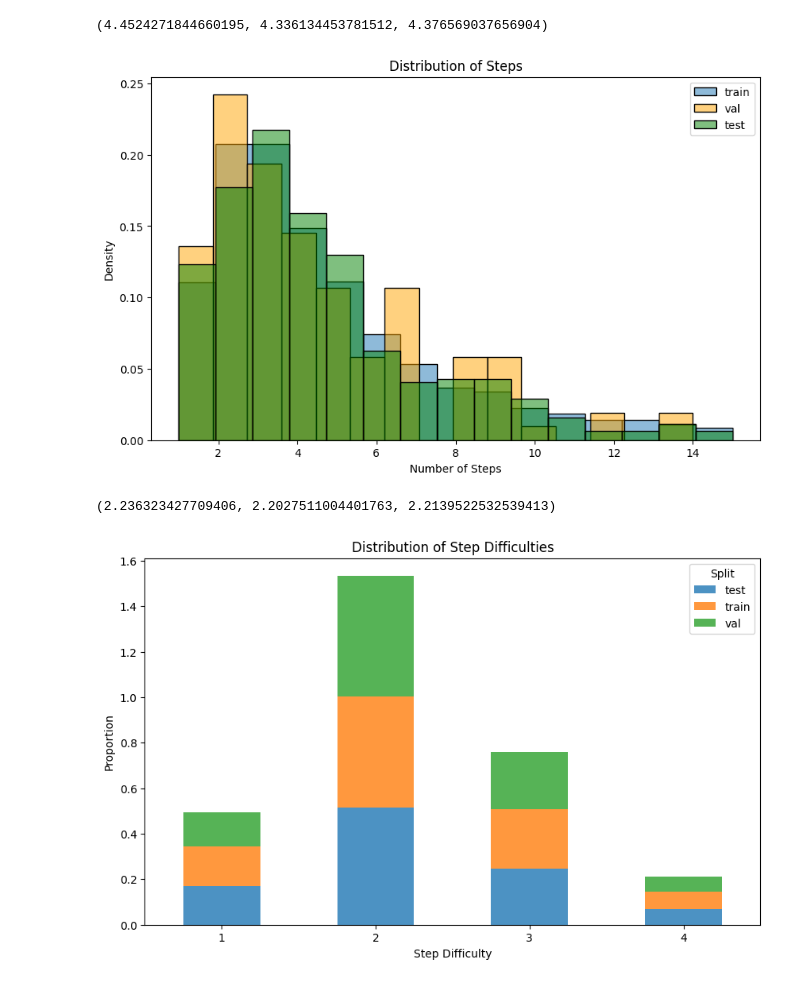
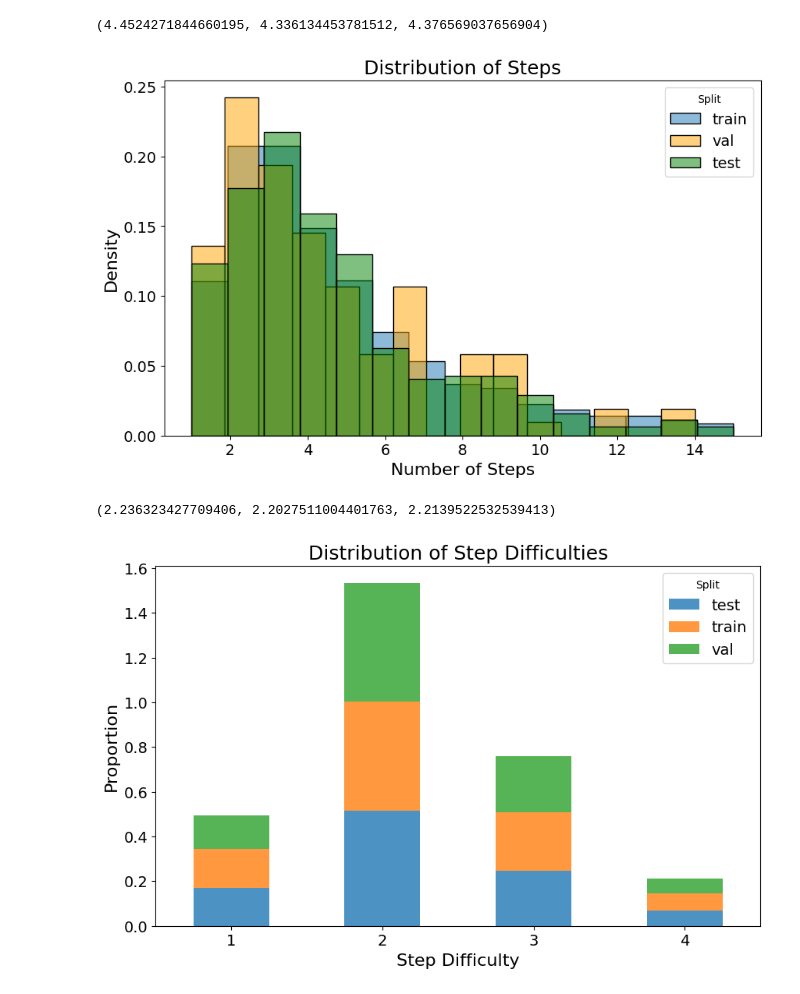
Before and after one commit to mismayil/coconut, a Jupyter notebook: math_data.ipynb, the cells around one changed output. Cells and saved outputs as stored; diff of their text form; code cells hidden in the pictures.

```diff
--- a/math_data.ipynb
+++ b/math_data.ipynb
@@ -254,19 +254,20 @@ sum(train_steps)/len(train_steps), sum(val_steps)/len(val_steps), sum(test_steps
 # %%
 import seaborn as sns
 import matplotlib.pyplot as plt
 
 fig, ax = plt.subplots(figsize=(10, 6))
 sns.histplot(train_steps, bins=15, stat="density", label="train", alpha=0.5, ax=ax)
 sns.histplot(val_steps, bins=15, stat="density", color="orange", label="val", alpha=0.5, ax=ax)
 sns.histplot(test_steps, bins=15, stat="density", color="green", label="test", alpha=0.5, ax=ax)
-ax.set_xlabel("Number of Steps")
-ax.set_ylabel("Density")
-ax.set_title("Distribution of Steps")
-ax.legend()
+ax.set_xlabel("Number of Steps", fontsize=16)
+ax.set_ylabel("Density", fontsize=16)
+ax.set_title("Distribution of Steps", fontsize=18)
+ax.tick_params(axis='both', labelsize=14)
+ax.legend(title="Split", fontsize=14)
 fig.savefig("figures/math_steps_dist.pdf", bbox_inches='tight')
 plt.show()
 # %% [output]
-[figure, old version]
+[figure, new version]
 # %%
 train_step_diffs = [sum(item["steps_difficulties"])/len(item["steps_difficulties"]) for item in train_data]
 val_step_diffs = [sum(item["steps_difficulties"])/len(item["steps_difficulties"]) for item in val_data]
@@ -296,12 +297,13 @@ counts = counts.div(counts.sum())
 # Plot stacked bar chart
 fig, ax = plt.subplots(figsize=(10, 6))
 counts.plot(kind='bar', stacked=True, ax=ax, alpha=0.8, color=['tab:blue', 'tab:orange', 'tab:green'])
-ax.set_xlabel("Step Difficulty")
-ax.set_ylabel("Proportion")
-ax.set_title("Distribution of Step Difficulties")
-ax.legend(title="Split")
+ax.set_xlabel("Step Difficulty", fontsize=16)
+ax.set_ylabel("Proportion", fontsize=16)
+ax.set_title("Distribution of Step Difficulties", fontsize=18)
+ax.legend(title="Split", fontsize=14)
+ax.tick_params(axis='both', labelsize=14)
 plt.xticks(rotation=0)
 fig.savefig("figures/math_step_difficulty_dist.pdf", bbox_inches='tight')
 plt.show()
 # %% [output]
-[figure, old version]
+[figure, new version]
```
Also changed, not shown: 2 other files.
